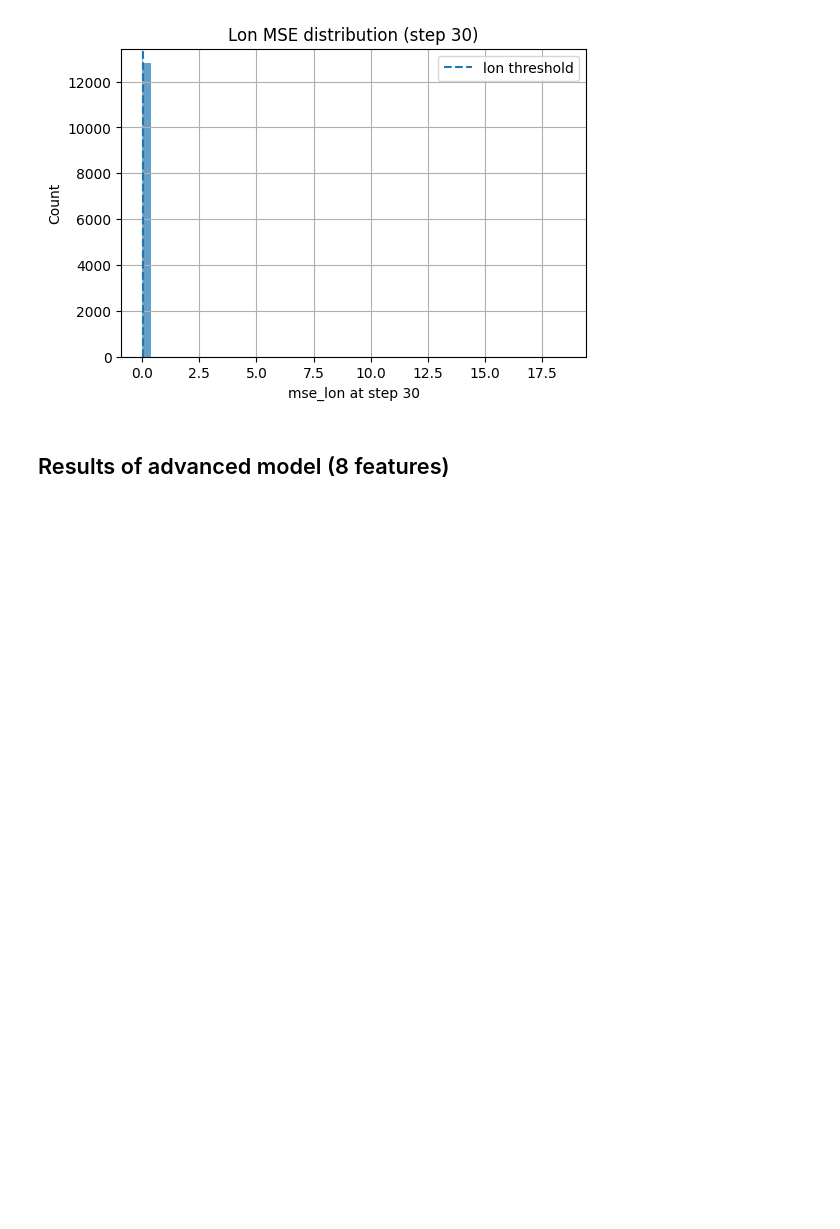
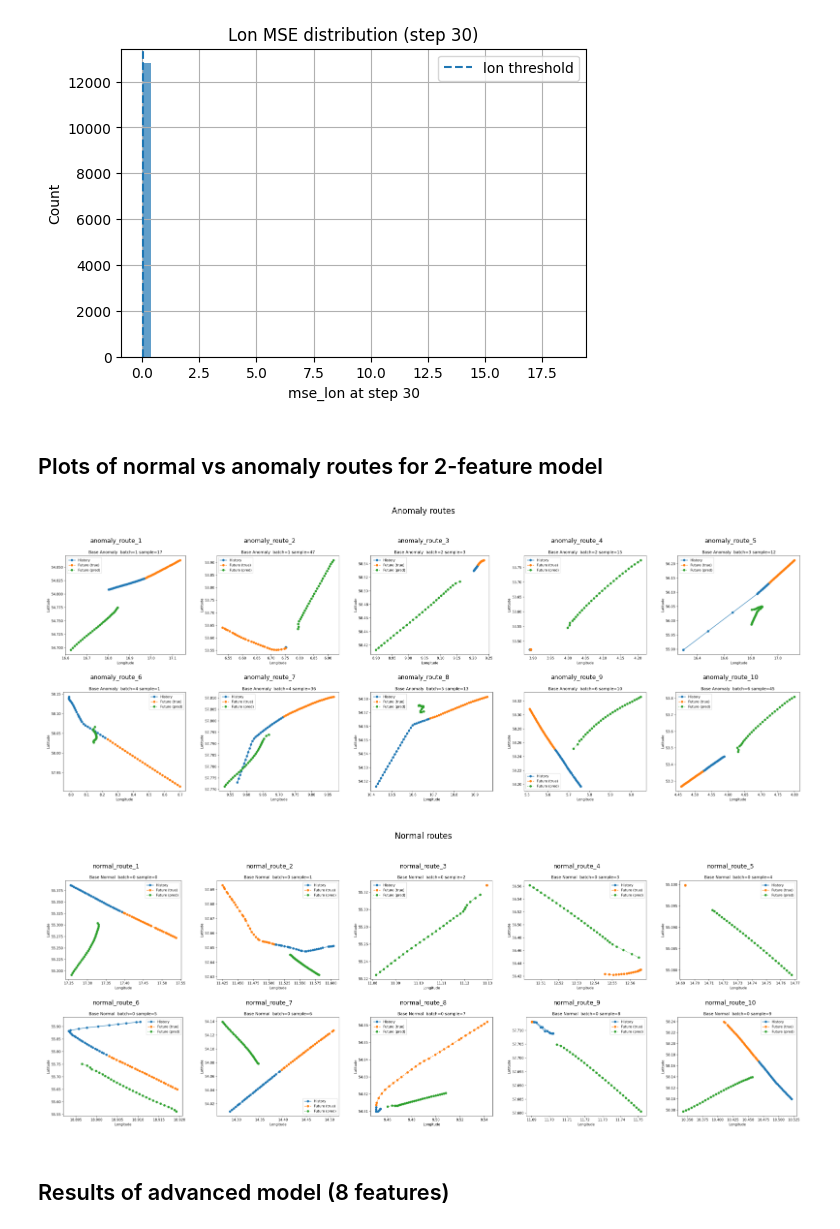
Before and after one commit to tomassterk/DeepLearningProject2025, a Jupyter notebook: Main results and plots.ipynb, the cells around one changed output. Cells and saved outputs as stored; diff of their text form; code cells hidden in the pictures; blank space fills up the shorter version.

```diff
--- a/Main results and plots.ipynb
+++ b/Main results and plots.ipynb
@@ -346,3 +431,5 @@ for t in timesteps_to_check:
 [figure]
 [figure]
 [figure]
+# %% [markdown]
+## Plots of normal vs anomaly routes for 2-feature model
@@ -349,3 +489,8 @@ for t in timesteps_to_check:
+# %%
+plot_routes("model_results_base/anomaly/plots_steps_30", n_anomaly="all", n_normal="all", cols=5)
+# %% [output]
+[figure, added]
+[figure, added]
 # %% [markdown]
 ## Results of advanced model (8 features)
 # %%
```
Also changed, not shown: parts of 13 cells of this notebook, 4 other files.
